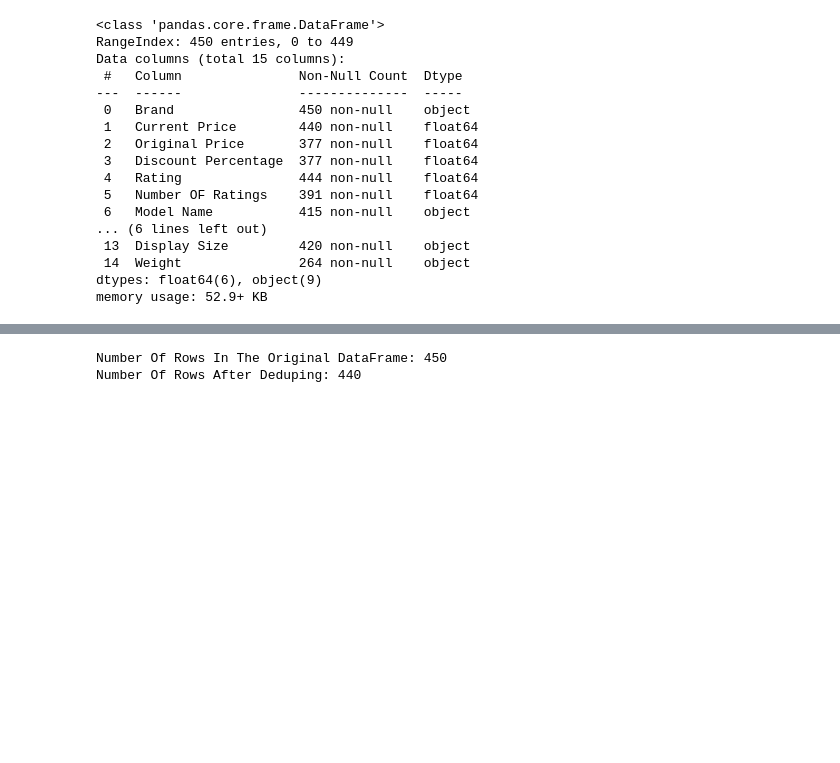
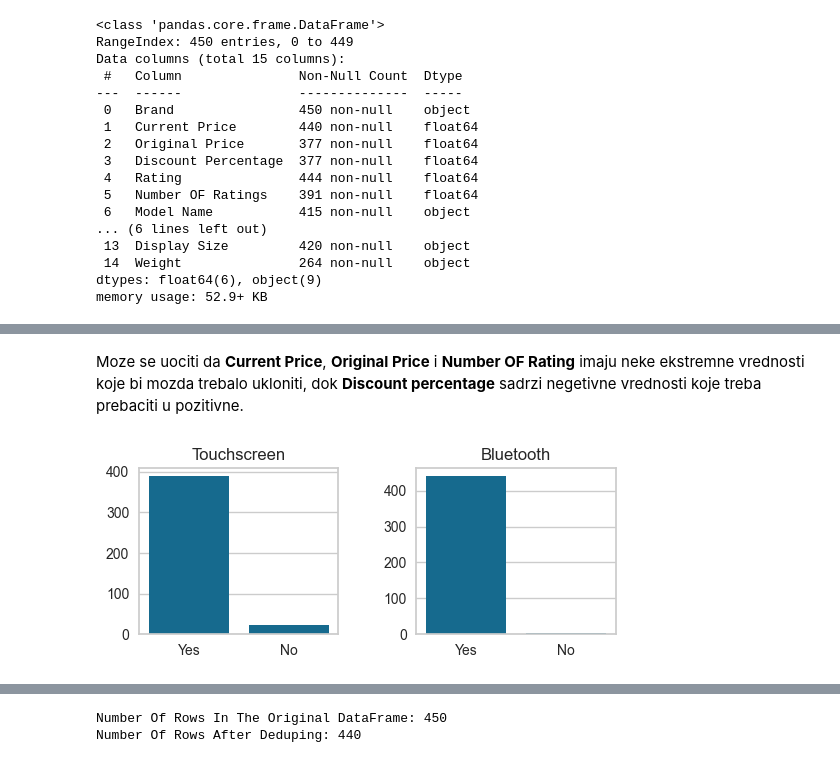
Before and after one commit to milicaj00/ML-P1-Classification, a Jupyter notebook: Projekat 2/main.ipynb, the cells around one changed output, grey strips where cells are left out. Saved outputs shown, nothing was run; the diff lists cells and outputs as text; code cells hidden in the pictures; blank space fills up the shorter version.

```diff
--- a/Projekat 2/main.ipynb
+++ b/Projekat 2/main.ipynb
@@ -84,0 +81,17 @@ dtype: int64
+# %% [markdown]
+Moze se uociti da **Current Price**, **Original Price** i **Number OF Rating** imaju neke ekstremne vrednosti koje bi mozda trebalo ukloniti, dok **Discount percentage** sadrzi negetivne vrednosti koje treba prebaciti u pozitivne.
+# %%
+columns_num = ['Touchscreen', 'Bluetooth']
+
+fig, axes = pyplot.subplots(1, 2, figsize=(6, 3))
+axes = axes.flatten()
+for i, column_name in enumerate(columns_num):
+    sns.countplot(x=column_name, data=data, ax=axes[i])
+    axes[i].set_title(column_name)
+    axes[i].set_xlabel('')
+    axes[i].set_ylabel('')
+
+pyplot.tight_layout()
+pyplot.show()
+# %% [output]
+[figure, added]
```
Also changed, not shown: parts of 27 cells of this notebook.
